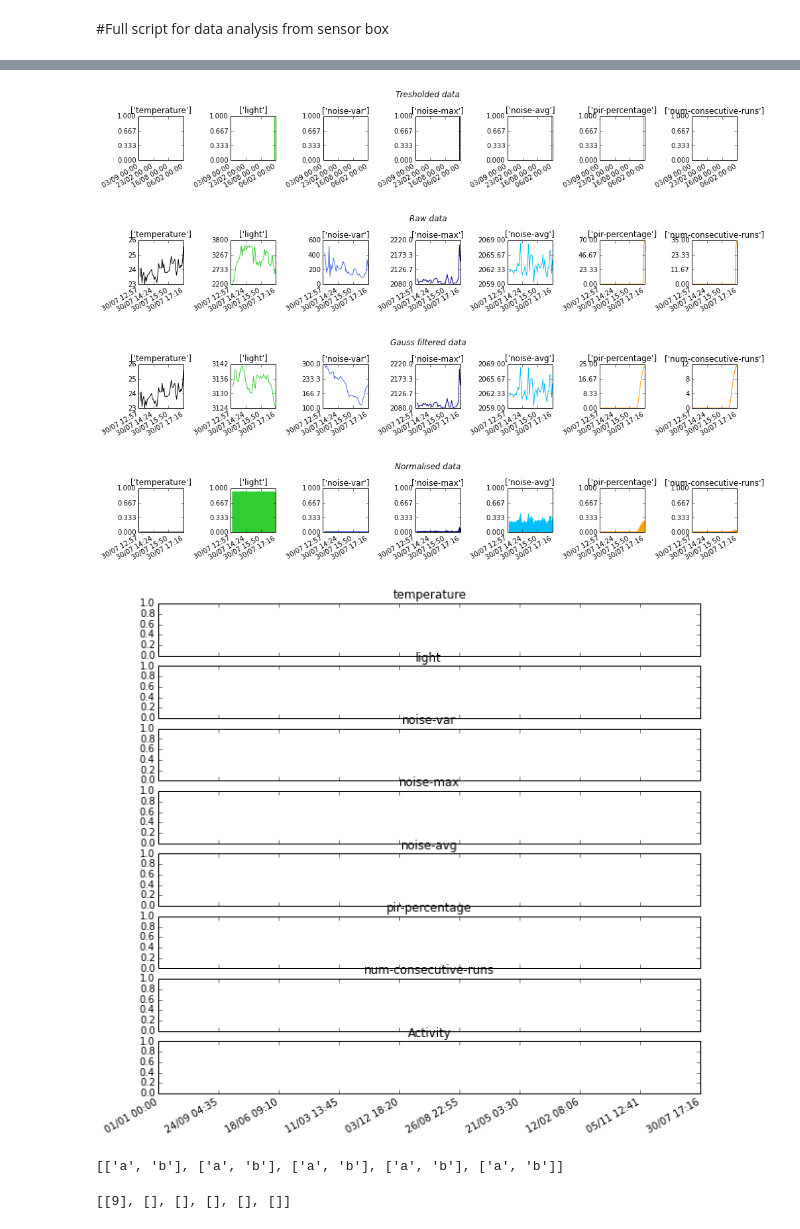
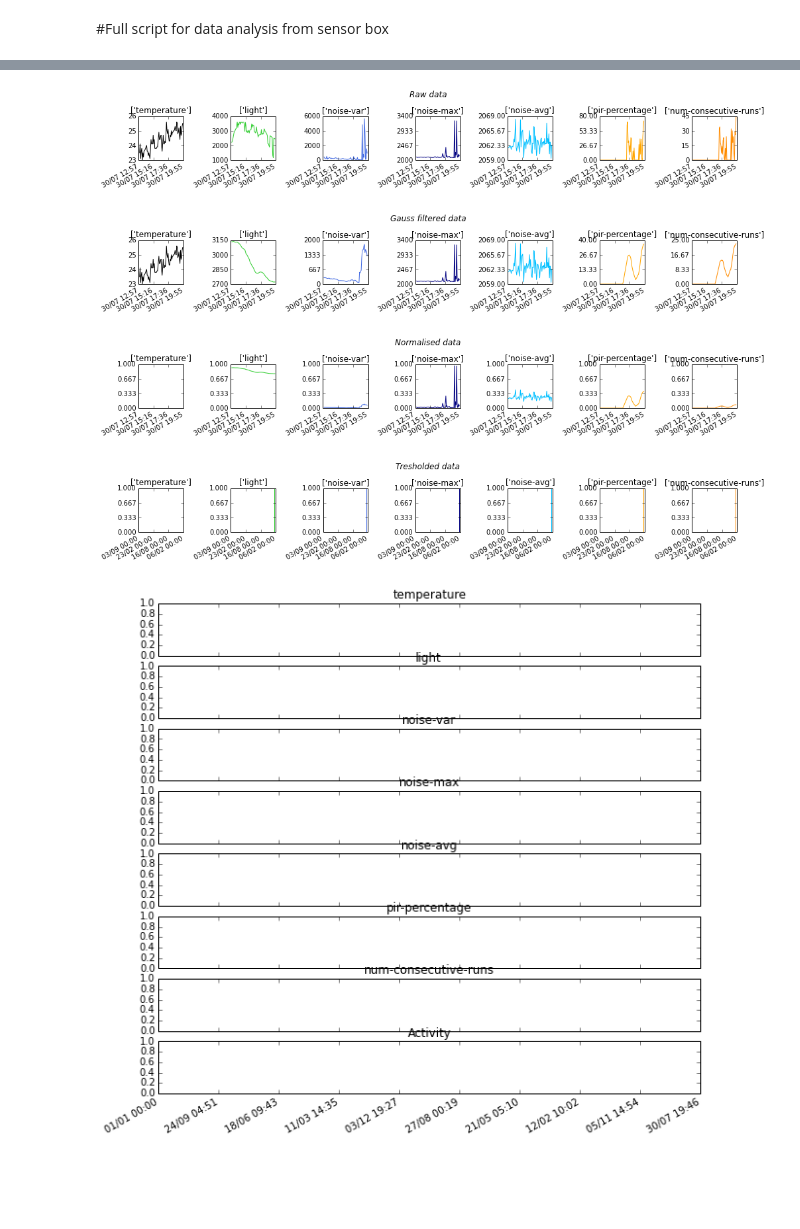
Before and after one commit to 0x4e38/Machine-Learning, a Jupyter notebook: Sensor Box Analysis/08 - SB - Whole script.ipynb, the cells around one changed output, grey strips where cells are left out. Saved outputs shown, nothing was run; the diff lists cells and outputs as text; code cells hidden in the pictures; blank space fills up the shorter version.

```diff
--- a/Sensor Box Analysis/08 - SB - Whole script.ipynb
+++ b/Sensor Box Analysis/08 - SB - Whole script.ipynb
@@ -85,11 +85,8 @@ def load_data(device,parameters):
             #print par,":",line["value"],":",pd.Timestamp(line["timestamp"])
             dat[par].append(float(line["value"]))
 
-        print len(dat[par])
-
     for line in decoded_json:
         timestamp.append(pd.Timestamp(line["timestamp"]))
-    print len(timestamp)
 
     return pd.DataFrame(data=np.array(dat).T,index=timestamp,columns=parameters)
 
@@ -99,7 +96,8 @@ def make_df(data,timestamp,col_names):
 
     return df
 
-def plot_data(df,hfmt,cols,title,plt_type):
+def plot_data(df,hfmt,cols,title="Plot",plt_type="line",**kwargs):
+    print kwargs
     var = df.columns.values
 
     fig, axs = plt.subplots(1,len(var), sharex=True, figsize=(2*len(var),2))
@@ -107,10 +105,9 @@ def plot_data(df,hfmt,cols,title,plt_type):
 
     for i in range(len(var)):
         if plt_type=='line':
-            axs[i].plot(df.index,df[var[i]].values,color=cols[var[i]])
+            axs[i].plot(df.index.to_datetime(),df[var[i]].values,color=cols[var[i]])
         elif plt_type=='fill':
-            axs[i].fill_between(df.index,0,df[var[i]].values,color=cols[var[i]])
-            axs[i].set_ylim(0,1)
+            axs[i].fill_between(df.index.to_datetime(),0,df[var[i]].values,color=cols[var[i]])
         else:
             print "plt_type invalid!"
             break
@@ -118,6 +115,11 @@ def plot_data(df,hfmt,cols,title,plt_type):
         axs[i].xaxis.set_major_formatter(hfmt)
         axs[i].xaxis.set_major_locator(LinearLocator(numticks=4))
         axs[i].yaxis.set_major_locator(LinearLocator(numticks=4))
+        try:
+            axs[i].set_ylim(kwargs['ylim'])
+        except:
+            pass
+
 
     fig.autofmt_xdate()
     fig.tight_layout()
@@ -218,7 +220,7 @@ def line_plot(df,df_act,hfmt,cols):
 
     for i in range(n_plots-1):
         if var[i] != "day_night":
-            axs[i].fill_between(df.index,0,df[var[i]].values,color=cols[var[i]])
+            axs[i].fill_between(df.index.to_datetime(),0,df[var[i]].values,color=cols[var[i]])
             axs[i].set_title("{}".format(var[i]))
         else:
             continue
@@ -227,12 +229,12 @@ def line_plot(df,df_act,hfmt,cols):
 
     try:
         #plot night-time:
-        axs[n_plots-1].fill_between(df.index,0,df["day_night"].values,color="lightgray",alpha=.8)
+        axs[n_plots-1].fill_between(df.index.to_datetime(),0,df["day_night"].values,color="lightgray",alpha=.8)
     except KeyError:
         pass
 
     for j in range(len(levels)):
-        axs[n_plots-1].fill_between(df_act.index,0,df_act[levels[j]].values,color=lev_cols[j])
+        axs[n_plots-1].fill_between(df_act.index.to_datetime(),0,df_act[levels[j]].values,color=lev_cols[j])
         axs[n_plots-1].set_title("Activity")
 
     axs[0].xaxis.set_major_locator(LinearLocator(numticks=10))
@@ -251,7 +253,7 @@ def random_data(n,duration,name):
     #random date input
     ye = np.array([2015] * n)
     mo = np.array([7] * n)
-    da = np.random.randint(1,6,n)
+    da = np.random.randint(29,31,n)
     ho = np.random.randint(0,24,n)
     mi = np.random.randint(0,60,n)
 
@@ -382,25 +384,24 @@ def main():
 
     #TRESHOLD THE NORMALISED DATA
     df_tresh = treshold_data(df_norm,tresholds)
-    plot_data(df_tresh,hfmt,cols,"Tresholded data","fill")
-
 
     #MAKE RANDOM POWER MONITOR DATA
-    #power = random_data(n=30,duration=1,name=['power_mon'])
+    power = random_data(n=3,duration=1,name=['power_mon'])
 
     #MAP POWER DATA TO TRESHOLDED DATA
-    #df_all = map_power_data(df_tresh,power)
+    df_all = map_power_data(df_tresh,power)
 
     #INFERENCE AND LINEPLOT
     df_activity = infere2(df_tresh,sunrise,sunset)
 
     #ADD DAY AND NIGHT
-    add_day_night(df_tresh,sunrise,sunset)
+    #add_day_night(df_tresh,sunrise,sunset)
 
     #MAKE PLOTS
-    plot_data(df,hfmt,cols,"Raw data","line")
-    plot_data(df_filt,hfmt,cols,"Gauss filtered data","line")
-    plot_data(df_norm,hfmt,cols,"Normalised data","fill")
+    plot_data(df,hfmt,cols,title="Raw data")
+    plot_data(df_filt,hfmt,cols,title="Gauss filtered data")
+    plot_data(df_norm,hfmt,cols,title="Normalised data",ylim=(0,1))
+    plot_data(df_tresh,hfmt,cols,title="Tresholded data",plt_type="fill",ylim=(0,1))
 
     line_plot(df_tresh,df_activity,hfmt,cols)
 
@@ -431,18 +429,5 @@ The signals were normalised.
-[figure, old version]
+[figure, new version]
-[figure, old version]
+[figure, new version]
-[figure, old version]
+[figure, new version]
-[figure, old version]
+[figure, new version]
 [figure]
-# %%
-dat = [['a']]*5
-dat[0].append('b')
-
-print dat
-# %% [output]
-[['a', 'b'], ['a', 'b'], ['a', 'b'], ['a', 'b'], ['a', 'b']]
-# %%
-dat = [[] for par in range(len(parameters))]
-dat[0].append(9)
-print dat
-# %% [output]
-[[9], [], [], [], [], []]
```
Also changed, not shown: parts of 1 cell of this notebook.
